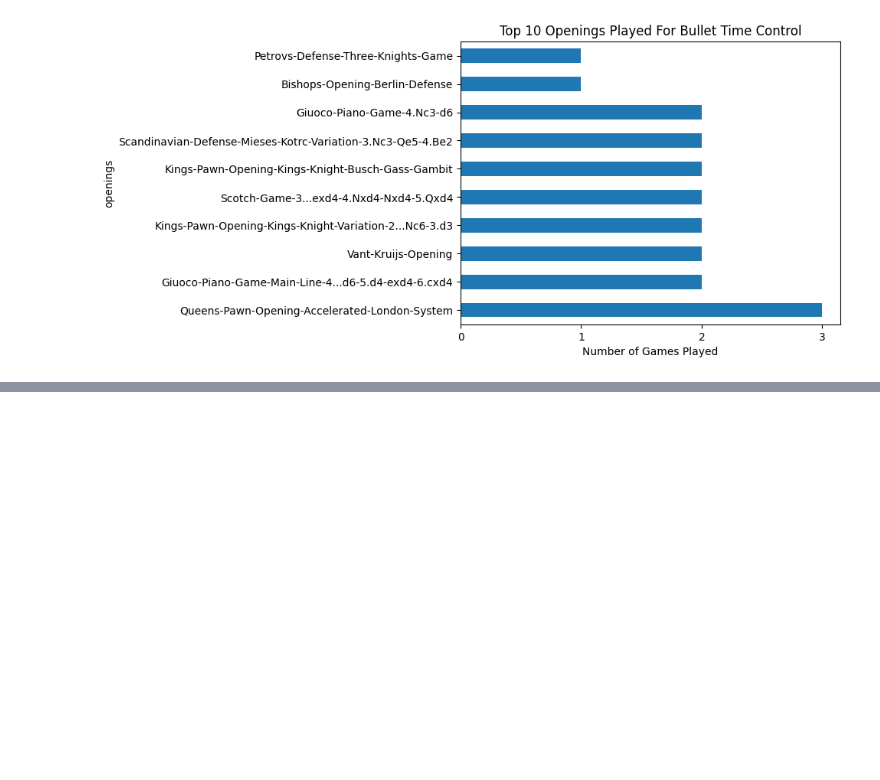
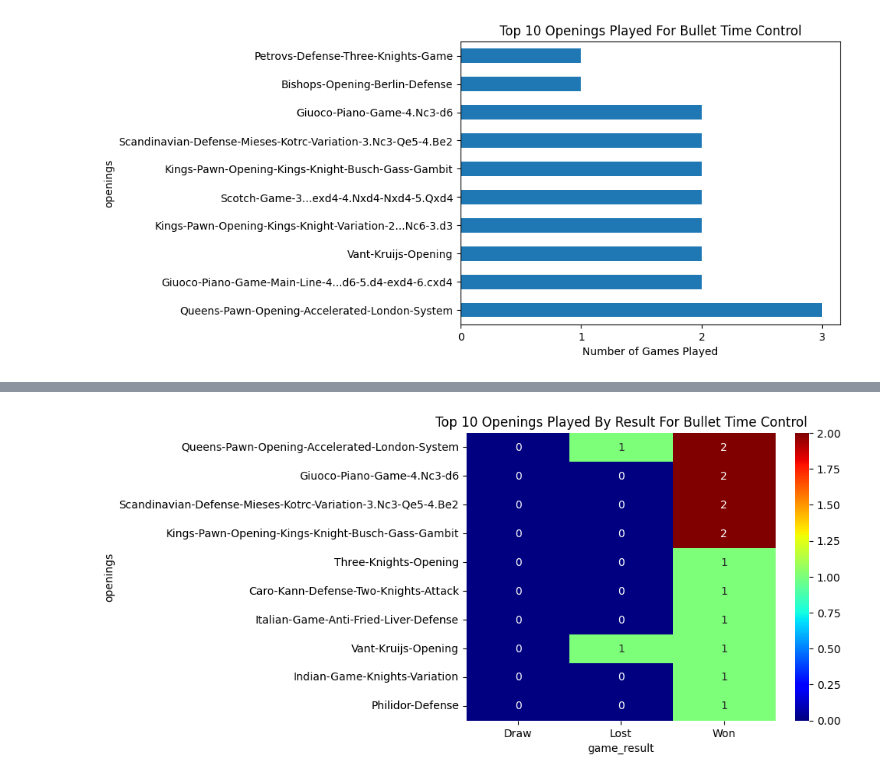
Before and after one commit to hfactor13/MyChessGames, a Jupyter notebook: chess_analysis.ipynb, the cells around one changed output, grey strips where cells are left out. Cells and saved outputs as stored; diff of their text form; code cells hidden in the pictures; blank space fills up the shorter version.

```diff
--- a/chess_analysis.ipynb
+++ b/chess_analysis.ipynb
@@ -406,0 +384,4 @@ plt.show()
+# %%
+plot_openings_matrix(bullet_games, "Bullet")
+# %% [output]
+[figure, added]
```
Also changed, not shown: parts of 9 cells of this notebook.
